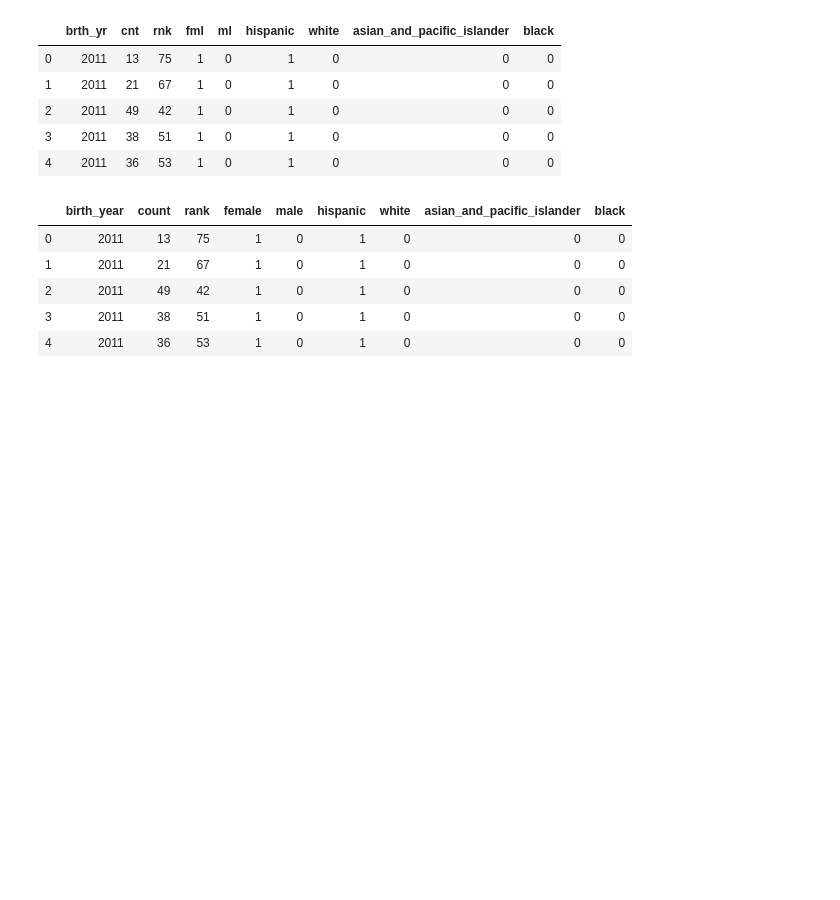
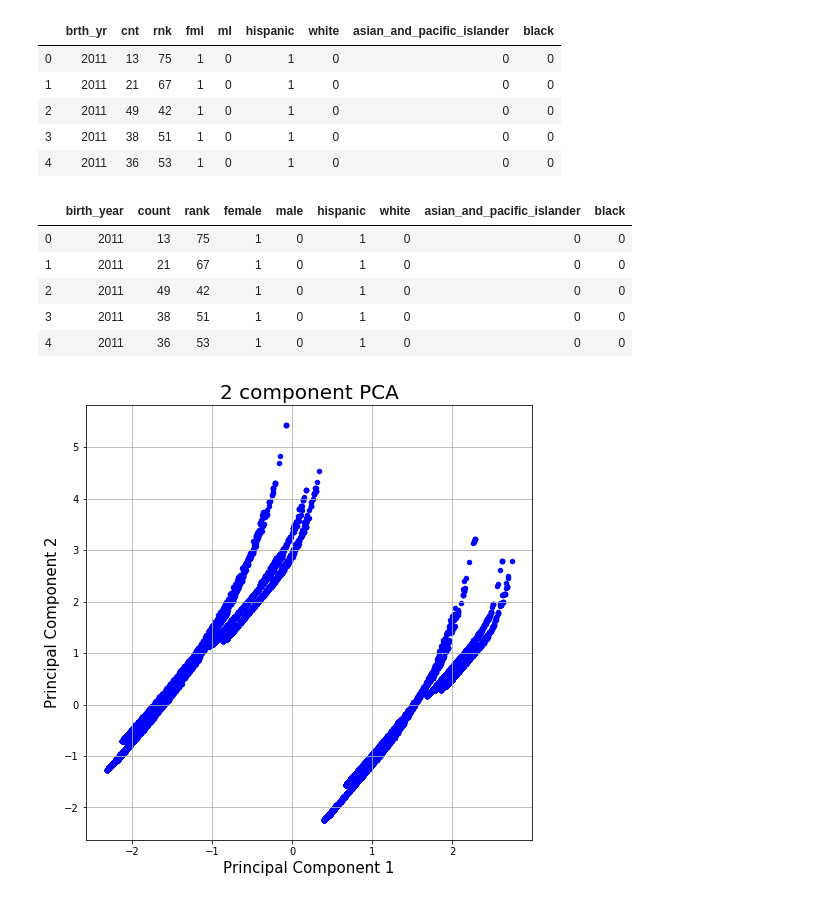
Before and after one commit to amirashabani/Clustering, a Jupyter notebook: MPBNiN.ipynb, the cells around one changed output. Cells and saved outputs as stored; diff of their text form; code cells hidden in the pictures; blank space fills up the shorter version.

Commit message:
Visualize 2D projection

```diff
--- a/MPBNiN.ipynb
+++ b/MPBNiN.ipynb
@@ -132,3 +134,15 @@ X = StandardScaler().fit_transform(x)
 pca = PCA(n_components=2)
 principal_components = pca.fit_transform(X)
 principal_dataframe = pd.DataFrame(data=principal_components, columns=["principal component 1", "principal component 2"])
+# %%
+# Visualize 2D projection
+fig = plt.figure(figsize=(8, 8))
+ax = fig.add_subplot(1, 1, 1)
+ax.set_xlabel("Principal Component 1", fontsize=15)
+ax.set_ylabel("Principal Component 2", fontsize=15)
+ax.set_title("2 component PCA", fontsize=20)
+
+ax.scatter(principal_dataframe["principal component 1"], principal_dataframe["principal component 2"], c='b', s=20)
+ax.grid()
+# %% [output]
+[figure, added]
```
Also changed, not shown: parts of 1 cell of this notebook.
